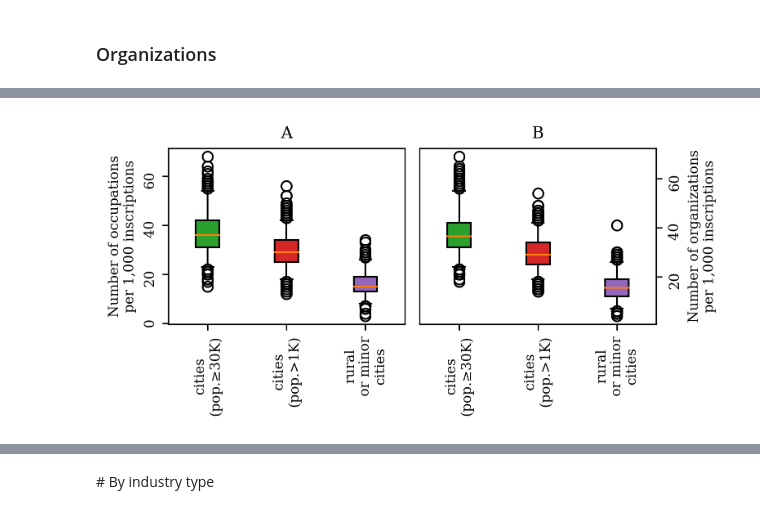
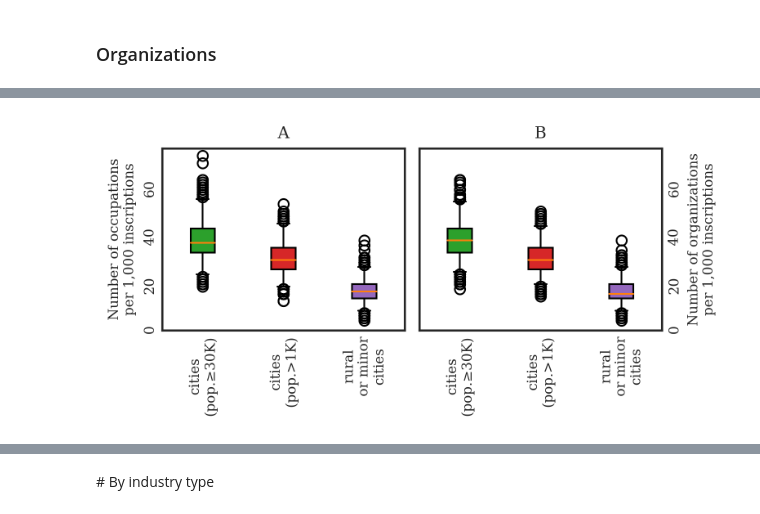
Before and after one commit to sdam-au/LI_ETL, a Jupyter notebook: scripts/5_OCCUPS&ORGS_SPATIAL.ipynb, the cells around one changed output, grey strips where cells are left out. Drawn from its saved outputs; the diff is of its cells as text; code cells hidden in the pictures.

```diff
--- a/scripts/5_OCCUPS&ORGS_SPATIAL.ipynb
+++ b/scripts/5_OCCUPS&ORGS_SPATIAL.ipynb
@@ -225,32 +227,34 @@ tab_colors_list = list(mcolors.TABLEAU_COLORS.keys())
 
 labels=[
     "cities\n(pop.≥30K)",
     "cities\n(pop.>1K)",
     "rural\nor minor\ncities"
 ]
 
 fig, [ax1, ax2] = plt.subplots(1,2, figsize=[5.2,2.6], tight_layout=True)
 
 bplot1 = ax1.boxplot(edhcs_data_occups_big_middle + [edhcs_data_occups_middle_rest[1]], whis=[2.5, 97.5], labels=labels, patch_artist=True)
 ax1.set_title("A")
 ax1.set_ylabel("Number of occupations\nper 1,000 inscriptions")
 ax1.tick_params(labelrotation=90)
-
+ax1.set_ylim(0,75)
 
 
 bplot2 = ax2.boxplot(edhcs_data_orgs_big_middle + [edhcs_data_orgs_middle_rest[1]], whis=[2.5, 97.5], labels=labels, patch_artist=True)
 ax2.set_title("B")
 ax2.yaxis.set_label_position("right")
 ax2.yaxis.tick_right()
 ax2.set_ylabel("Number of organizations\nper 1,000 inscriptions")
 ax2.tick_params(labelrotation=90)
+ax2.set_ylim(0,75)
+
 
 
 
 # fill with colors
 colors =tab_colors_list[2:][:len(labels)]
 for bplot in (bplot1, bplot2):
     for patch, color in zip(bplot['boxes'], colors):
         patch.set_facecolor(color)
 # %% [output]
-[figure, old version]
+[figure, new version]
```
Also changed, not shown: parts of 17 cells of this notebook, 5 other files.
